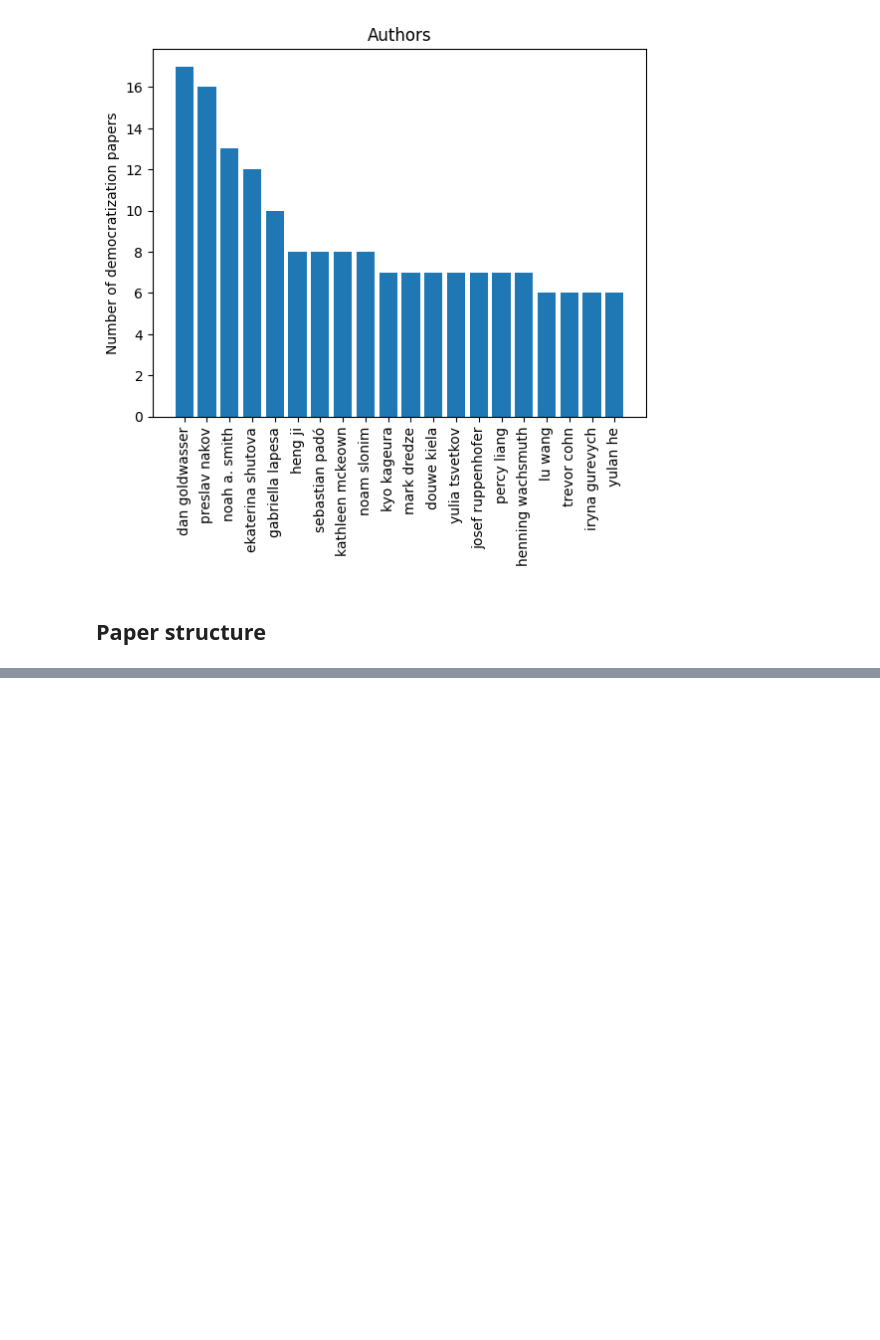
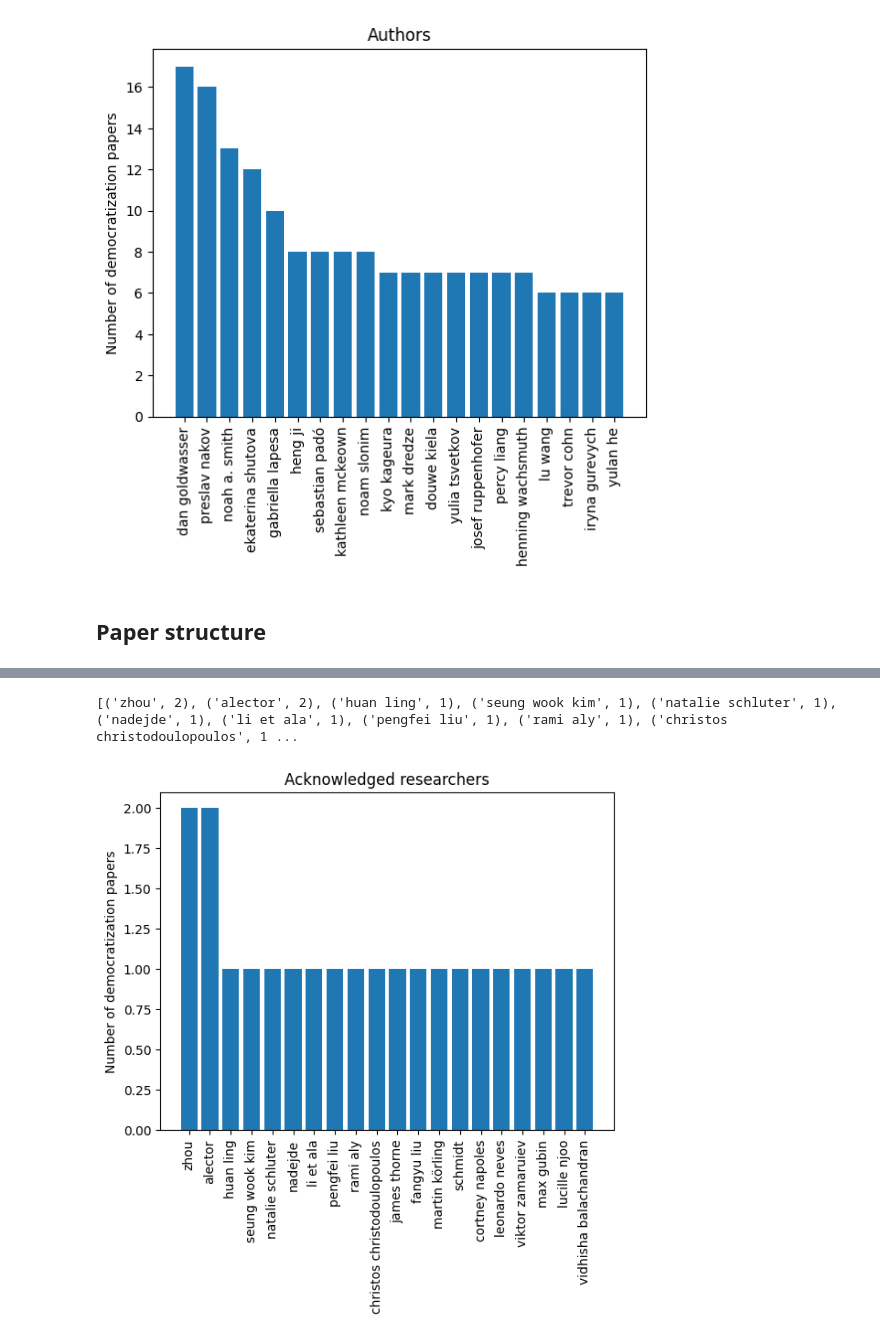
Before and after one commit to ArjunSubramonian/democratization-nlp, a Jupyter notebook: explore-papers.ipynb, the cells around one changed output, grey strips where cells are left out. Cells and saved outputs as stored; diff of their text form; code cells hidden in the pictures; blank space fills up the shorter version.

```diff
--- a/explore-papers.ipynb
+++ b/explore-papers.ipynb
@@ -389,0 +636,14 @@ plt.show()
+# %%
+count_persons = count_acks(all_acks, parses, ent_type="PERSON")
+print(count_persons.most_common(20))
+
+acks_plot_data = list(zip(*count_persons.most_common(k)))
+plt.bar(list(acks_plot_data[0]), list(acks_plot_data[1]))
+for tick in plt.gca().get_xticklabels():
+    tick.set_rotation(90)
+plt.ylabel('Number of democratization papers')
+plt.title('Acknowledged researchers')
+plt.show()
+# %% [output]
+[('zhou', 2), ('alector', 2), ('huan ling', 1), ('seung wook kim', 1), ('natalie schluter', 1), ('nadejde', 1), ('li et ala', 1), ('pengfei liu', 1), ('rami aly', 1), ('christos christodoulopoulos', 1 ...
+[figure, added]
```
Also changed, not shown: parts of 14 cells of this notebook.
